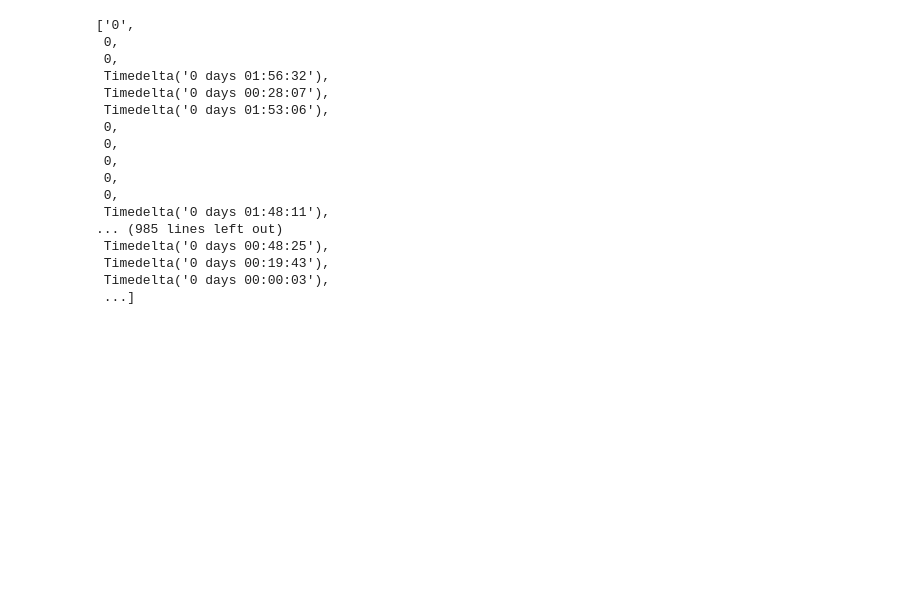
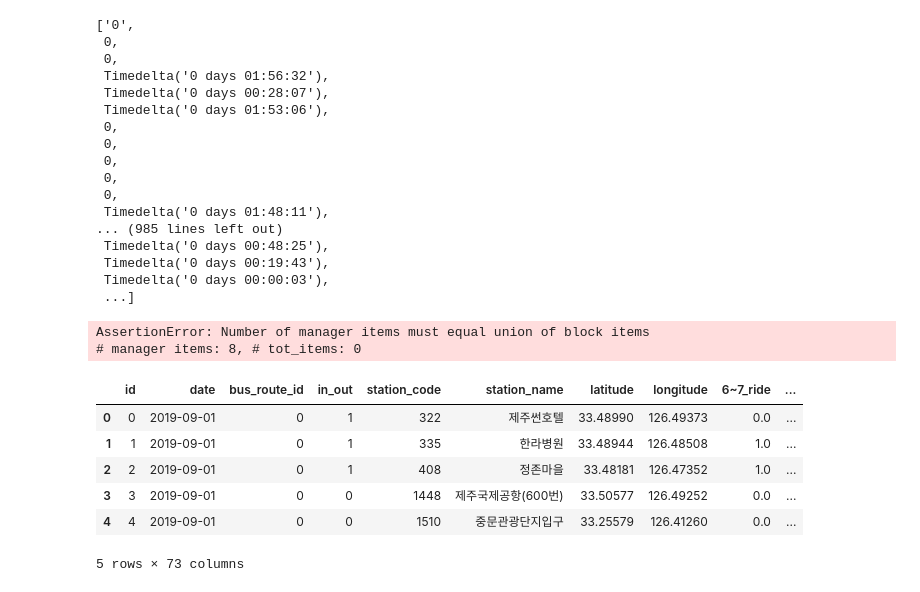
Before and after one commit to comojin1994/Machine_Learning, a Jupyter notebook: Regression/Jeju_Bus_Passenger_Estimate.ipynb, the cells around one changed output. Cells and saved outputs as stored; diff of their text form; code cells hidden in the pictures; blank space fills up the shorter version.

Commit message:
Add Data Engineering code

```diff
--- a/Regression/Jeju_Bus_Passenger_Estimate.ipynb
+++ b/Regression/Jeju_Bus_Passenger_Estimate.ipynb
@@ -300,0 +460,23 @@ data.to_csv('bus_interval.csv', index = False)
+# %%
+df['in_out'] = df['in_out'].map({'시내':0,'시외':1})
+# %%
+def is_weekend(x):
+    if x == 5: # 토요일
+        return 1
+    elif x == 6: # 일요일
+        return 1
+    else:
+        return 0
+
+df['weekend'] = df['weekday'].apply(is_weekend)
+# %%
+# label_encoder
+from sklearn.preprocessing import LabelEncoder
+labelencoder = LabelEncoder()
+df_encode = df[['bus_route_id','station_code', 'route_station_weekday', 'route_station']]
+df_encoded = df_encode.apply(labelencoder.fit_transform)
+
+df['bus_route_id'] = df_encoded['bus_route_id']
+df['station_code'] = df_encoded['station_code']
+df['route_station_weekday'] = df_encoded['route_station_weekday']
+df['route_station'] = df_encoded['route_station']
@@ -300,0 +523,19 @@ data.to_csv('bus_interval.csv', index = False)
+# %%
+# 연속형 변수의 결측치를 평균값으로 대체
+from sklearn.impute import SimpleImputer
+na_col = ['adult', 'kids', 'teen', 'elder', 'adult_prop', 'kids_prop', 'teen_prop', 'elder_prop']
+imputer = SimpleImputer(strategy="mean")
+df[na_col] = pd.DataFrame(imputer.fit_transform(df[na_col]), columns = na_col)
+# %% [output]
+AssertionError: Number of manager items must equal union of block items
+# manager items: 8, # tot_items: 0
+# %%
+df.head()
+# %% [output]
+|  | id | date | bus_route_id | in_out | station_code | station_name | latitude | longitude | 6~7_ride | ... |
+| 0 | 0 | 2019-09-01 | 0 | 1 | 322 | 제주썬호텔 | 33.48990 | 126.49373 | 0.0 | ... |
+| 1 | 1 | 2019-09-01 | 0 | 1 | 335 | 한라병원 | 33.48944 | 126.48508 | 1.0 | ... |
+| 2 | 2 | 2019-09-01 | 0 | 1 | 408 | 정존마을 | 33.48181 | 126.47352 | 1.0 | ... |
+| 3 | 3 | 2019-09-01 | 0 | 0 | 1448 | 제주국제공항(600번) | 33.50577 | 126.49252 | 0.0 | ... |
+| 4 | 4 | 2019-09-01 | 0 | 0 | 1510 | 중문관광단지입구 | 33.25579 | 126.41260 | 0.0 | ... |
+5 rows × 73 columns
```
Also changed, not shown: parts of 11 cells of this notebook.
